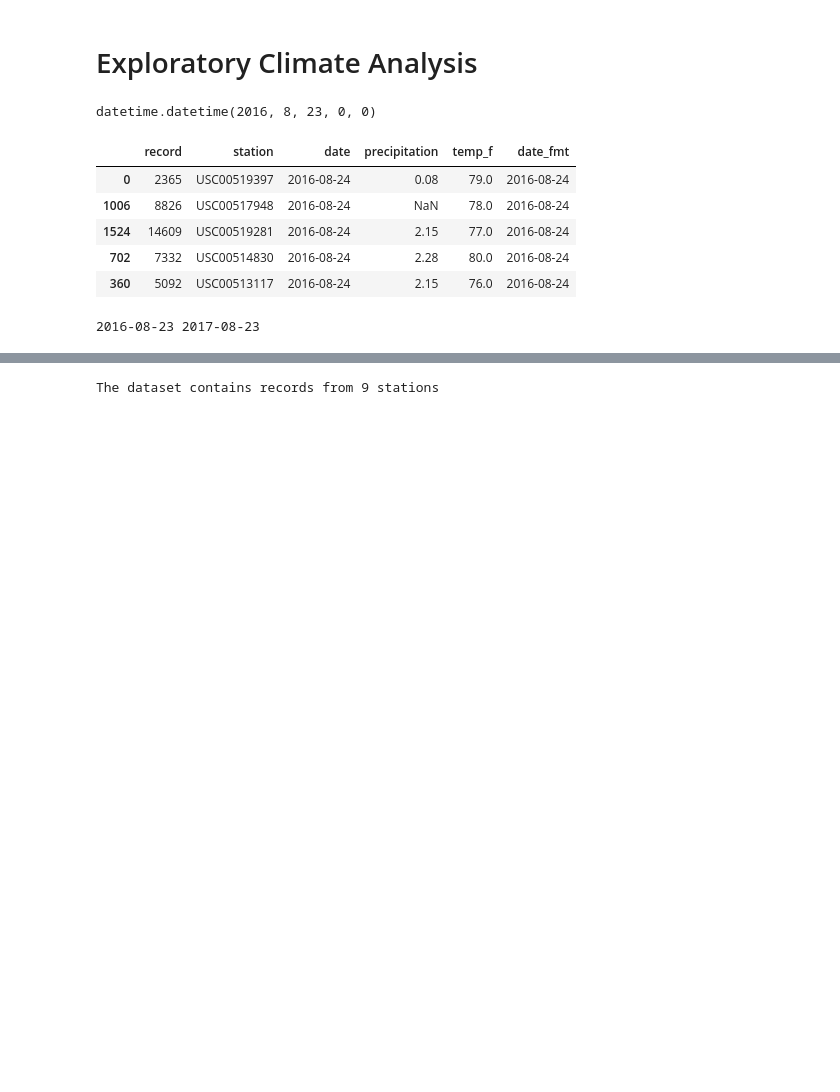
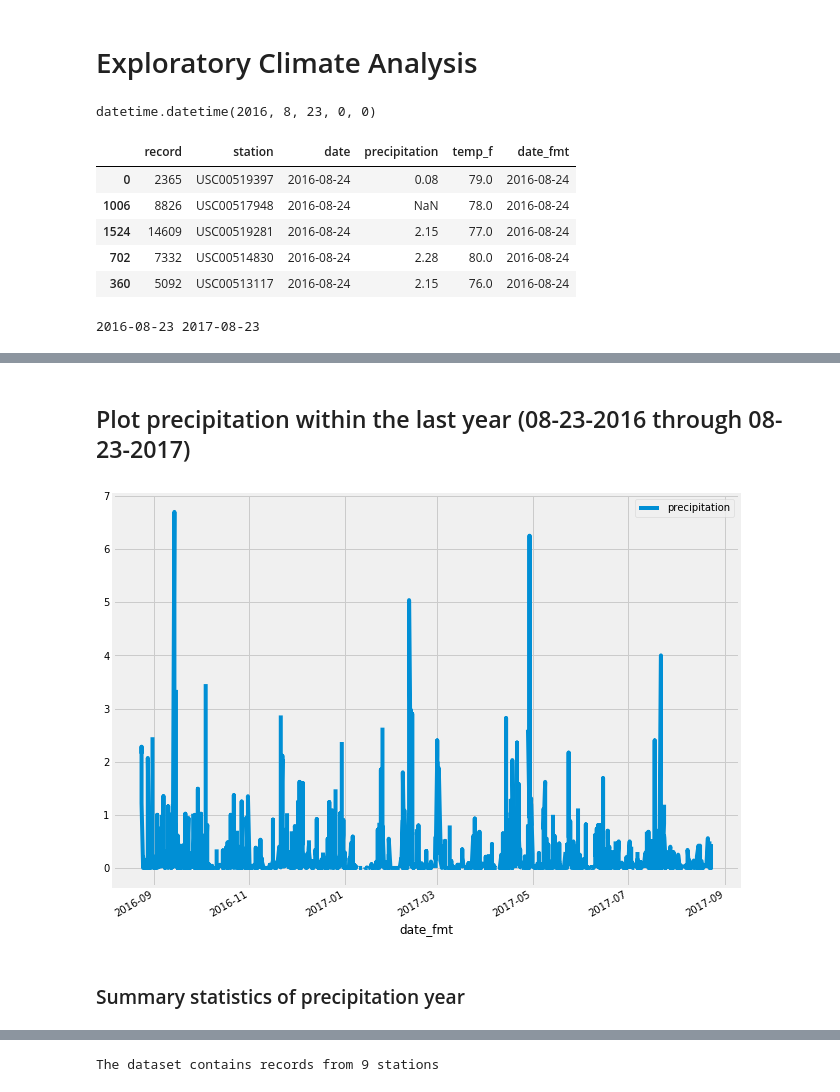
Before and after one commit to ovbondarenko/climate-analysis, a Jupyter notebook: main.ipynb, the cells around one changed output, grey strips where cells are left out. Cells and saved outputs as stored; diff of their text form; code cells hidden in the pictures; blank space fills up the shorter version.

```diff
--- a/main.ipynb
+++ b/main.ipynb
@@ -103,0 +77,8 @@ df.describe()
+# %% [markdown]
+## Plot precipitation within the last year (08-23-2016 through 08-23-2017)
+# %%
+ax = df.plot(x = 'date_fmt', y = 'precipitation', figsize = (10,8))
+# %% [output]
+[figure, added]
+# %% [markdown]
+### Summary statistics of precipitation year
```
Also changed, not shown: parts of 19 cells of this notebook.
